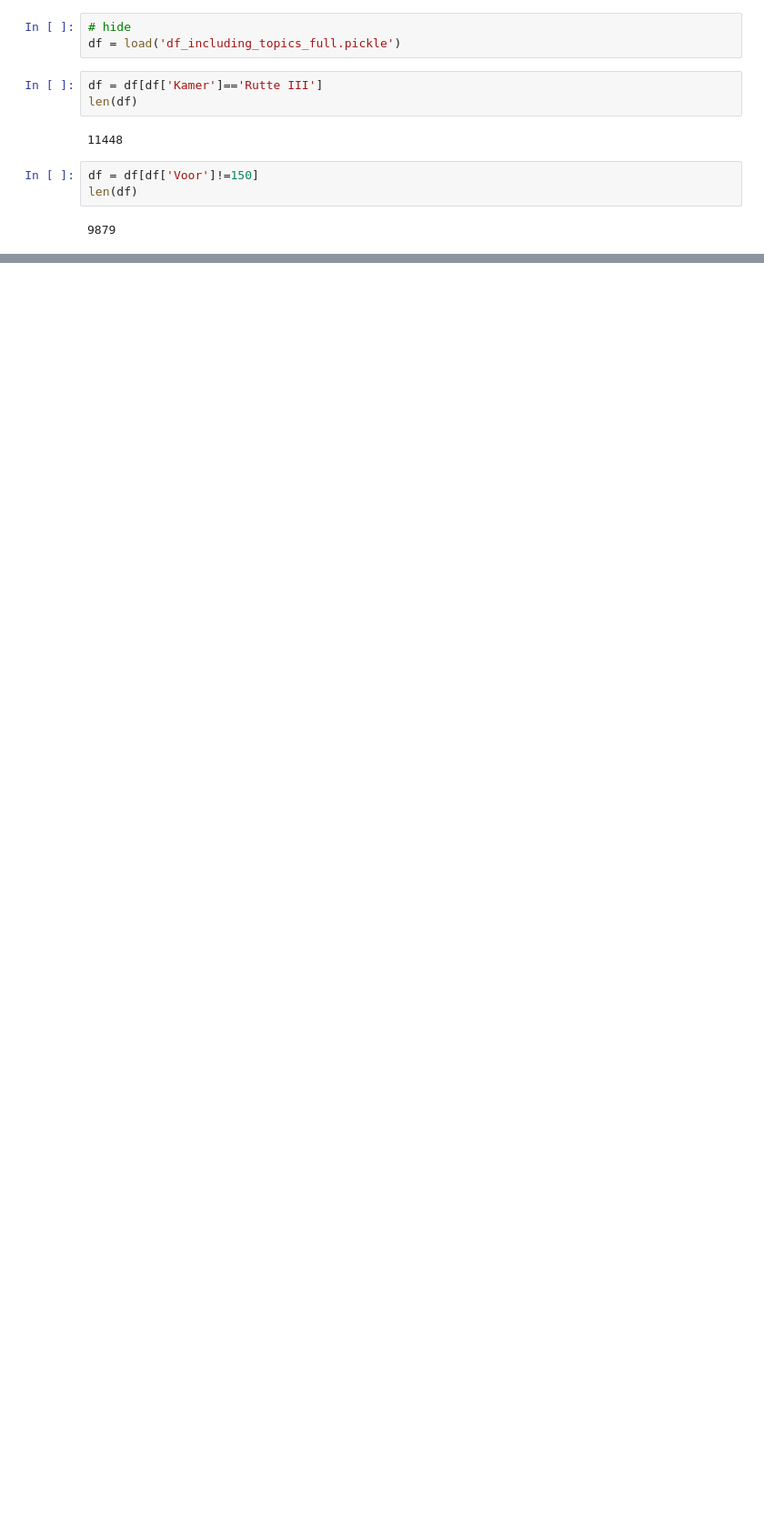
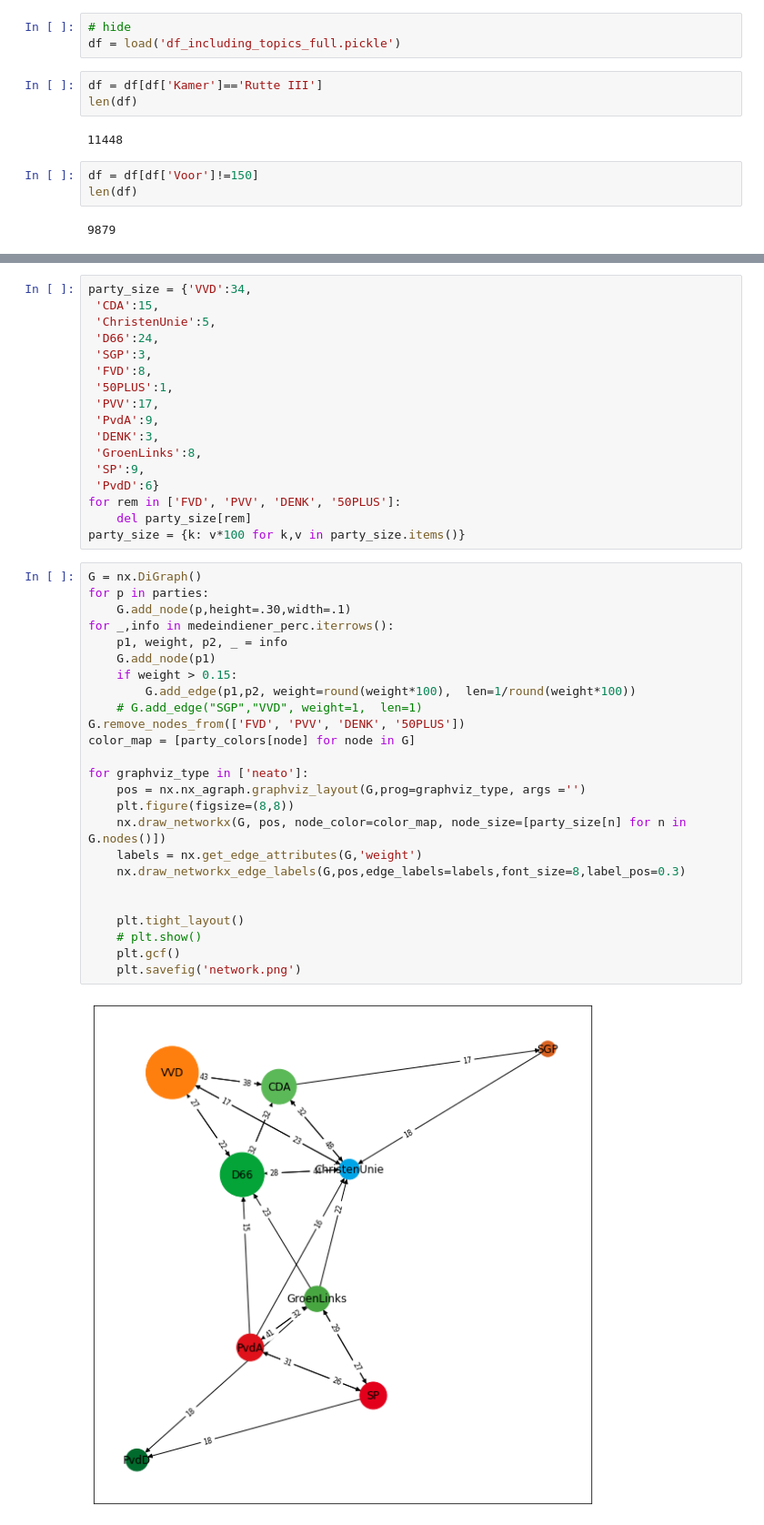
Before and after one commit to jvanelteren/kamermoties, a Jupyter notebook: 5_party-similarity.ipynb, the cells around one changed output, grey strips where cells are left out. Shown at 91% size. Saved outputs shown, nothing was run; the diff lists cells and outputs as text; blank space fills up the shorter version.

```diff
--- a/5_party-similarity.ipynb
+++ b/5_party-similarity.ipynb
@@ -114,0 +256,44 @@ Name: Topic, dtype: float64
+# %%
+party_size = {'VVD':34,
+ 'CDA':15,
+ 'ChristenUnie':5,
+ 'D66':24,
+ 'SGP':3,
+ 'FVD':8,
+ '50PLUS':1,
+ 'PVV':17,
+ 'PvdA':9,
+ 'DENK':3,
+ 'GroenLinks':8,
+ 'SP':9,
+ 'PvdD':6}
+for rem in ['FVD', 'PVV', 'DENK', '50PLUS']:
+    del party_size[rem]
+party_size = {k: v*100 for k,v in party_size.items()}
+# %%
+G = nx.DiGraph()
+for p in parties:
+    G.add_node(p,height=.30,width=.1)
+for _,info in medeindiener_perc.iterrows():
+    p1, weight, p2, _ = info
+    G.add_node(p1)
+    if weight > 0.15:
+        G.add_edge(p1,p2, weight=round(weight*100),  len=1/round(weight*100))
+    # G.add_edge("SGP","VVD", weight=1,  len=1)
+G.remove_nodes_from(['FVD', 'PVV', 'DENK', '50PLUS'])
+color_map = [party_colors[node] for node in G]
+
+for graphviz_type in ['neato']:
+    pos = nx.nx_agraph.graphviz_layout(G,prog=graphviz_type, args ='')
+    plt.figure(figsize=(8,8))
+    nx.draw_networkx(G, pos, node_color=color_map, node_size=[party_size[n] for n in G.nodes()])
+    labels = nx.get_edge_attributes(G,'weight')
+    nx.draw_networkx_edge_labels(G,pos,edge_labels=labels,font_size=8,label_pos=0.3)
+
+
+    plt.tight_layout()
+    # plt.show()
+    plt.gcf()
+    plt.savefig('network.png')
+# %% [output]
+[figure, added]
```
Also changed, not shown: parts of 18 cells of this notebook, 3 other files.
